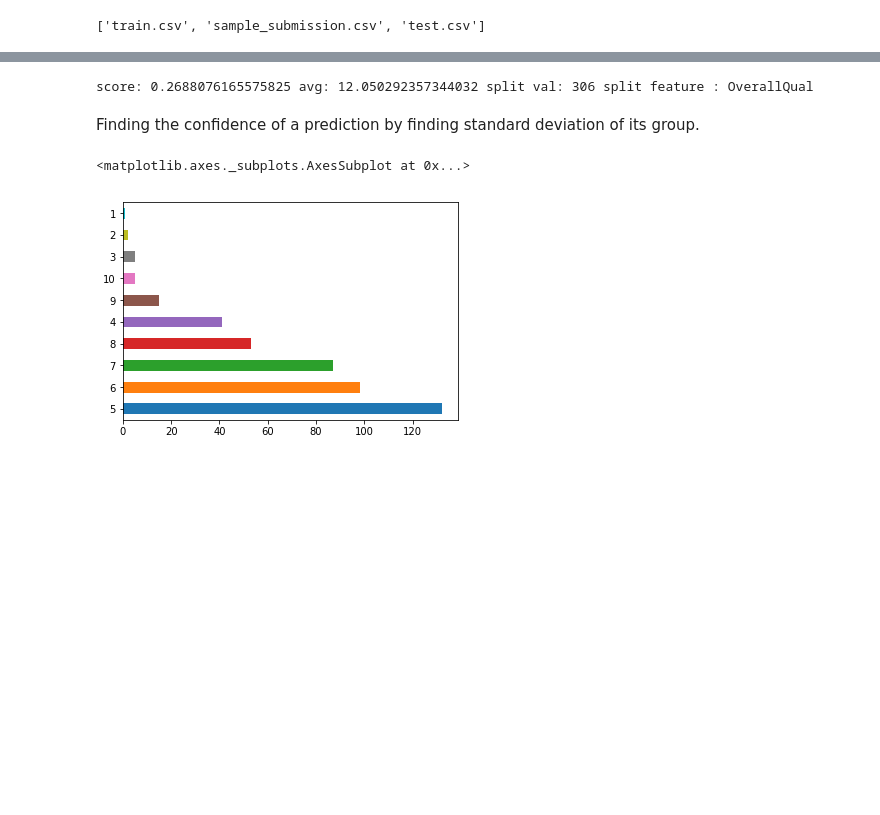
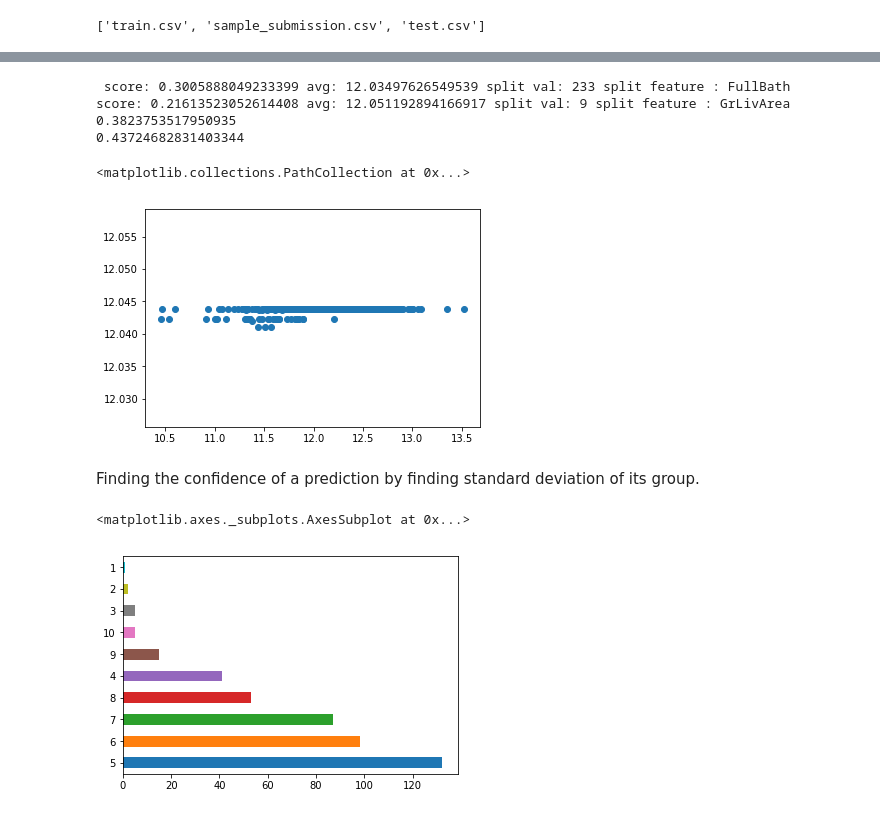
Before and after one commit to SonaliDasgupta/MLandAIAlgorithmsFromScratch, a Jupyter notebook: kernel.ipynb, the cells around one changed output, grey strips where cells are left out. Cells and saved outputs as stored; diff of their text form; code cells hidden in the pictures; blank space fills up the shorter version.

```diff
--- a/kernel.ipynb
+++ b/kernel.ipynb
@@ -195,15 +206,20 @@ draw_tree(rf_simple[0], df = X_train, ratio = 0.8)
 [drawing not drawn]
 # %%
 %prun
-rf_mine = RandomForest(500, n_trees = 100, min_samples_leaf = 3, max_depth = 6, max_features = 0.5)
+rf_mine = RandomForest(500, n_trees = 50, min_samples_leaf = 3, max_depth = 6, max_features = 0.5)
 rf_mine.fit(X_train, y_train)
-print(rf_mine.trees[99])
+print(rf_mine.trees[49])
 print(rf_mine.trees[0].leftTree.leftTree.leftTree.leftTree)
 print(rmse(y_train, rf_mine.predict(X_train)))
 print(rmse(y_valid, rf_mine.predict(X_valid)))
 plt.scatter(y_valid, rf_mine.predict(X_valid))
 # %% [output]
-score: 0.2688076165575825 avg: 12.050292357344032 split val: 306 split feature : OverallQual
+ score: 0.3005888049233399 avg: 12.03497626549539 split val: 233 split feature : FullBath
+score: 0.21613523052614408 avg: 12.051192894166917 split val: 9 split feature : GrLivArea
+0.3823753517950935
+0.43724682831403344
+<matplotlib.collections.PathCollection at 0x...>
+[figure, added]
 # %% [markdown]
 Finding the confidence of a prediction by finding standard deviation of its group.
 # %%
```
Also changed, not shown: parts of 11 cells of this notebook.
